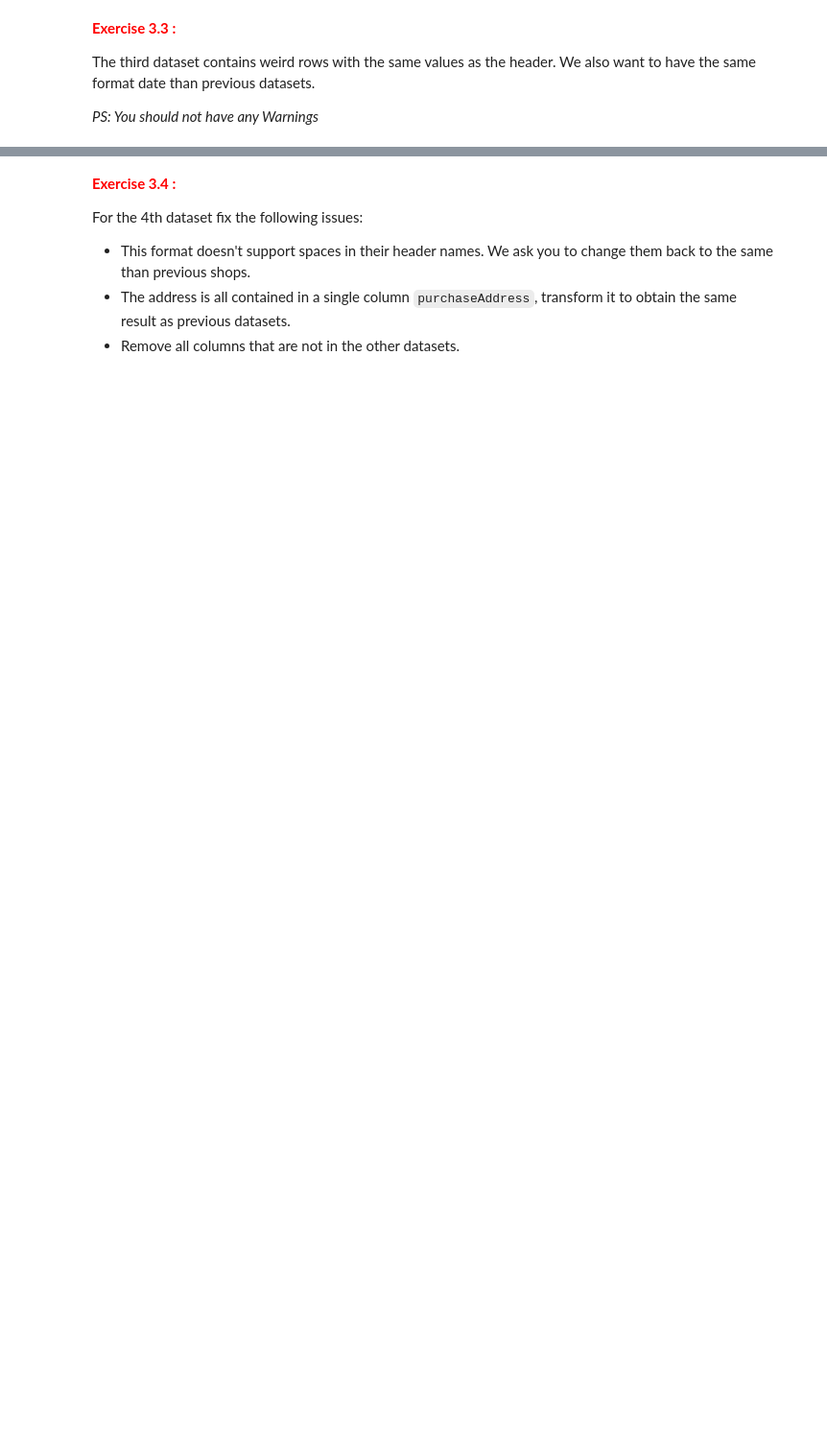
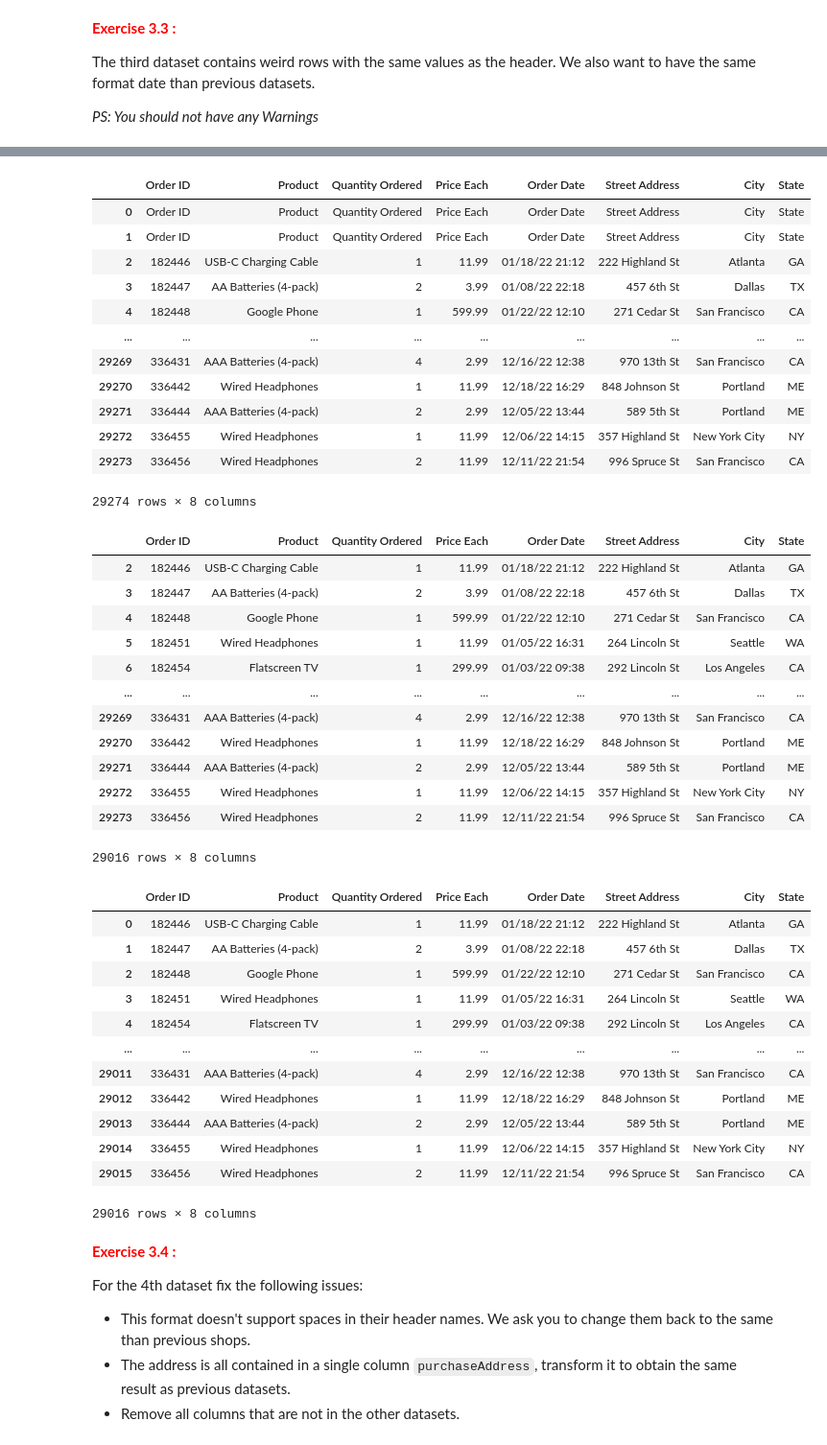
Before and after one commit to evarayHEIG/DataMgmtLab5, a Jupyter notebook: 3_Labo5_DataCleaning_Ray_Stefani.ipynb, the cells around one changed output, grey strips where cells are left out. Shown at 96% size. Saved outputs shown, nothing was run; the diff lists cells and outputs as text; code cells hidden in the pictures; blank space fills up the shorter version.

```diff
--- a/3_Labo5_DataCleaning_Ray_Stefani.ipynb
+++ b/3_Labo5_DataCleaning_Ray_Stefani.ipynb
@@ -105,3 +107,59 @@ display(df_shop3)
+# %%
+df_shop3 = pd.read_json(shop3_file, orient='split')
+display(df_shop3)
+
+## Header
+df_shop3 = df_shop3[~df_shop3.apply(lambda row: all(str(row[col]) == col for col in df_shop3.columns), axis=1)]
+display(df_shop3)
+
+## Date format
+df_shop3['Order Date'] = pd.to_datetime(
+    df_shop3['Order Date'],
+    format='%m/%d/%y %H:%M'
+).dt.strftime('%m/%d/%y %H:%M')
+
+df_shop3 = df_shop3.reset_index(drop=True)
+df_shop3
+# %% [output]
+|  | Order ID | Product | Quantity Ordered | Price Each | Order Date | Street Address | City | State |
+| 0 | Order ID | Product | Quantity Ordered | Price Each | Order Date | Street Address | City | State |
+| 1 | Order ID | Product | Quantity Ordered | Price Each | Order Date | Street Address | City | State |
+| 2 | 182446 | USB-C Charging Cable | 1 | 11.99 | 01/18/22 21:12 | 222 Highland St | Atlanta | GA |
+| 3 | 182447 | AA Batteries (4-pack) | 2 | 3.99 | 01/08/22 22:18 | 457 6th St | Dallas | TX |
+| 4 | 182448 | Google Phone | 1 | 599.99 | 01/22/22 12:10 | 271 Cedar St | San Francisco | CA |
+| ... | ... | ... | ... | ... | ... | ... | ... | ... |
+| 29269 | 336431 | AAA Batteries (4-pack) | 4 | 2.99 | 12/16/22 12:38 | 970 13th St | San Francisco | CA |
+| 29270 | 336442 | Wired Headphones | 1 | 11.99 | 12/18/22 16:29 | 848 Johnson St | Portland | ME |
+| 29271 | 336444 | AAA Batteries (4-pack) | 2 | 2.99 | 12/05/22 13:44 | 589 5th St | Portland | ME |
+| 29272 | 336455 | Wired Headphones | 1 | 11.99 | 12/06/22 14:15 | 357 Highland St | New York City | NY |
+| 29273 | 336456 | Wired Headphones | 2 | 11.99 | 12/11/22 21:54 | 996 Spruce St | San Francisco | CA |
+29274 rows × 8 columns
+|  | Order ID | Product | Quantity Ordered | Price Each | Order Date | Street Address | City | State |
+| 2 | 182446 | USB-C Charging Cable | 1 | 11.99 | 01/18/22 21:12 | 222 Highland St | Atlanta | GA |
+| 3 | 182447 | AA Batteries (4-pack) | 2 | 3.99 | 01/08/22 22:18 | 457 6th St | Dallas | TX |
+| 4 | 182448 | Google Phone | 1 | 599.99 | 01/22/22 12:10 | 271 Cedar St | San Francisco | CA |
+| 5 | 182451 | Wired Headphones | 1 | 11.99 | 01/05/22 16:31 | 264 Lincoln St | Seattle | WA |
+| 6 | 182454 | Flatscreen TV | 1 | 299.99 | 01/03/22 09:38 | 292 Lincoln St | Los Angeles | CA |
+| ... | ... | ... | ... | ... | ... | ... | ... | ... |
+| 29269 | 336431 | AAA Batteries (4-pack) | 4 | 2.99 | 12/16/22 12:38 | 970 13th St | San Francisco | CA |
+| 29270 | 336442 | Wired Headphones | 1 | 11.99 | 12/18/22 16:29 | 848 Johnson St | Portland | ME |
+| 29271 | 336444 | AAA Batteries (4-pack) | 2 | 2.99 | 12/05/22 13:44 | 589 5th St | Portland | ME |
+| 29272 | 336455 | Wired Headphones | 1 | 11.99 | 12/06/22 14:15 | 357 Highland St | New York City | NY |
+| 29273 | 336456 | Wired Headphones | 2 | 11.99 | 12/11/22 21:54 | 996 Spruce St | San Francisco | CA |
+29016 rows × 8 columns
+|  | Order ID | Product | Quantity Ordered | Price Each | Order Date | Street Address | City | State |
+| 0 | 182446 | USB-C Charging Cable | 1 | 11.99 | 01/18/22 21:12 | 222 Highland St | Atlanta | GA |
+| 1 | 182447 | AA Batteries (4-pack) | 2 | 3.99 | 01/08/22 22:18 | 457 6th St | Dallas | TX |
+| 2 | 182448 | Google Phone | 1 | 599.99 | 01/22/22 12:10 | 271 Cedar St | San Francisco | CA |
+| 3 | 182451 | Wired Headphones | 1 | 11.99 | 01/05/22 16:31 | 264 Lincoln St | Seattle | WA |
+| 4 | 182454 | Flatscreen TV | 1 | 299.99 | 01/03/22 09:38 | 292 Lincoln St | Los Angeles | CA |
+| ... | ... | ... | ... | ... | ... | ... | ... | ... |
+| 29011 | 336431 | AAA Batteries (4-pack) | 4 | 2.99 | 12/16/22 12:38 | 970 13th St | San Francisco | CA |
+| 29012 | 336442 | Wired Headphones | 1 | 11.99 | 12/18/22 16:29 | 848 Johnson St | Portland | ME |
+| 29013 | 336444 | AAA Batteries (4-pack) | 2 | 2.99 | 12/05/22 13:44 | 589 5th St | Portland | ME |
+| 29014 | 336455 | Wired Headphones | 1 | 11.99 | 12/06/22 14:15 | 357 Highland St | New York City | NY |
+| 29015 | 336456 | Wired Headphones | 2 | 11.99 | 12/11/22 21:54 | 996 Spruce St | San Francisco | CA |
+29016 rows × 8 columns
 # %% [markdown]
 <p style='color:red;font-weight:bold'>Exercise 3.4 : </p>
 
```
Also changed, not shown: parts of 12 cells of this notebook.
